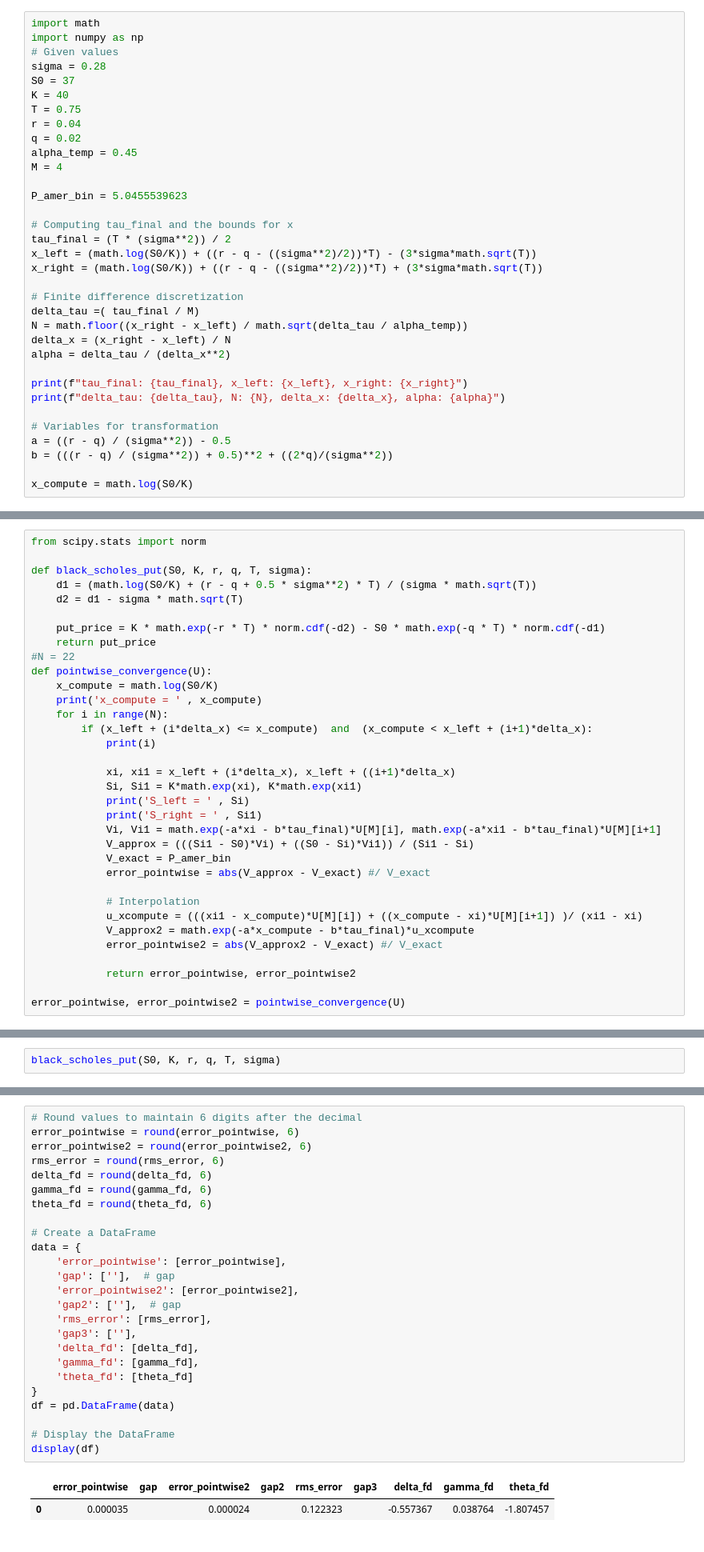
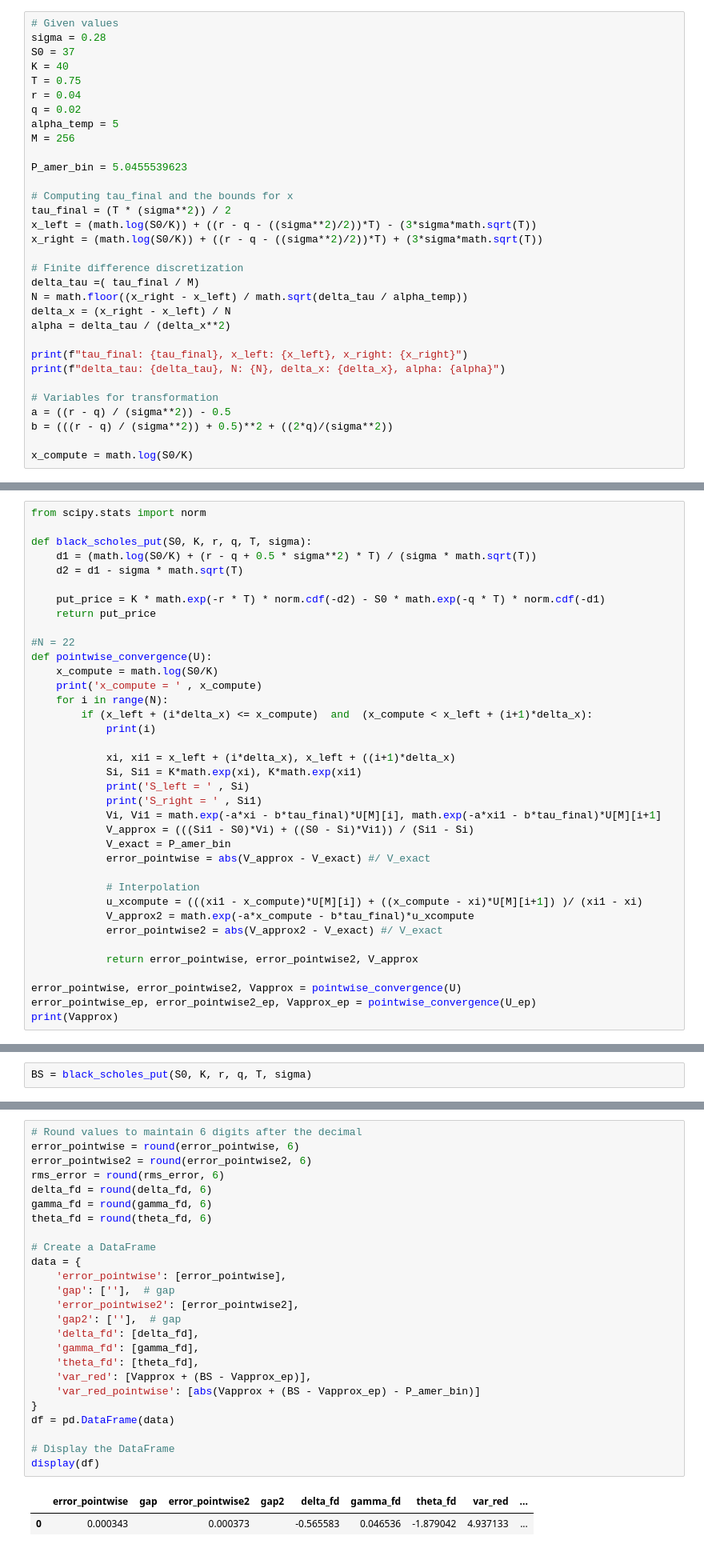
Before and after one commit to bz866/MTH9821-numerical-method-for-financial-engineering, a Jupyter notebook: HW10/HW 10 MTH 9821 American Put Using Crank Nelson and Projected SOR.ipynb, the cells around one changed output, grey strips where cells are left out. Shown at 80% size. Saved outputs shown, nothing was run; the diff lists cells and outputs as text.

```diff
--- a/HW10/HW 10 MTH 9821 American Put Using Crank Nelson and Projected SOR.ipynb
+++ b/HW10/HW 10 MTH 9821 American Put Using Crank Nelson and Projected SOR.ipynb
@@ -1,6 +4,4 @@
 # %%
-import math
-import numpy as np
 # Given values
 sigma = 0.28
 S0 = 37
@@ -8,8 +9,8 @@ K = 40
 T = 0.75
 r = 0.04
 q = 0.02
-alpha_temp = 0.45
-M = 4
+alpha_temp = 5
+M = 256
 
 P_amer_bin = 5.0455539623
 
@@ -220,6 +328,7 @@ def black_scholes_put(S0, K, r, q, T, sigma):
 
     put_price = K * math.exp(-r * T) * norm.cdf(-d2) - S0 * math.exp(-q * T) * norm.cdf(-d1)
     return put_price
+
 #N = 22
 def pointwise_convergence(U):
     x_compute = math.log(S0/K)
@@ -242,8 +351,10 @@ def pointwise_convergence(U):
             V_approx2 = math.exp(-a*x_compute - b*tau_final)*u_xcompute
             error_pointwise2 = abs(V_approx2 - V_exact) #/ V_exact
 
-            return error_pointwise, error_pointwise2
+            return error_pointwise, error_pointwise2, V_approx
 
-error_pointwise, error_pointwise2 = pointwise_convergence(U)
+error_pointwise, error_pointwise2, Vapprox = pointwise_convergence(U)
+error_pointwise_ep, error_pointwise2_ep, Vapprox_ep = pointwise_convergence(U_ep)
+print(Vapprox)
 # %% [output]
 x_compute =  -0.0779615414697118
@@ -253,2 +369,2 @@ S_right =  38.96449168014661
 # %%
-black_scholes_put(S0, K, r, q, T, sigma)
+BS = black_scholes_put(S0, K, r, q, T, sigma)
@@ -354,28 +468,28 @@ print("{:.6f} {:.6f} {:.6f} {:.6f} {:.6f} {:.6f}".format(error_pointwise,  error
 # %%
 # Round values to maintain 6 digits after the decimal
 error_pointwise = round(error_pointwise, 6)
 error_pointwise2 = round(error_pointwise2, 6)
 rms_error = round(rms_error, 6)
 delta_fd = round(delta_fd, 6)
 gamma_fd = round(gamma_fd, 6)
 theta_fd = round(theta_fd, 6)
 
 # Create a DataFrame
 data = {
     'error_pointwise': [error_pointwise],
     'gap': [''],  # gap
     'error_pointwise2': [error_pointwise2],
     'gap2': [''],  # gap
-    'rms_error': [rms_error],
-    'gap3': [''],
     'delta_fd': [delta_fd],
     'gamma_fd': [gamma_fd],
-    'theta_fd': [theta_fd]
+    'theta_fd': [theta_fd],
+    'var_red': [Vapprox + (BS - Vapprox_ep)],
+    'var_red_pointwise': [abs(Vapprox + (BS - Vapprox_ep) - P_amer_bin)]
 }
 df = pd.DataFrame(data)
 
 # Display the DataFrame
 display(df)
 # %% [output]
-|  | error_pointwise | gap | error_pointwise2 | gap2 | rms_error | gap3 | delta_fd | gamma_fd | theta_fd |
-| 0 | 0.000035 |  | 0.000024 |  | 0.122323 |  | -0.557367 | 0.038764 | -1.807457 |
+|  | error_pointwise | gap | error_pointwise2 | gap2 | delta_fd | gamma_fd | theta_fd | var_red | ... |
+| 0 | 0.000343 |  | 0.000373 |  | -0.565583 | 0.046536 | -1.879042 | 4.937133 | ... |
```
Also changed, not shown: parts of 14 cells of this notebook, 1 other file.
